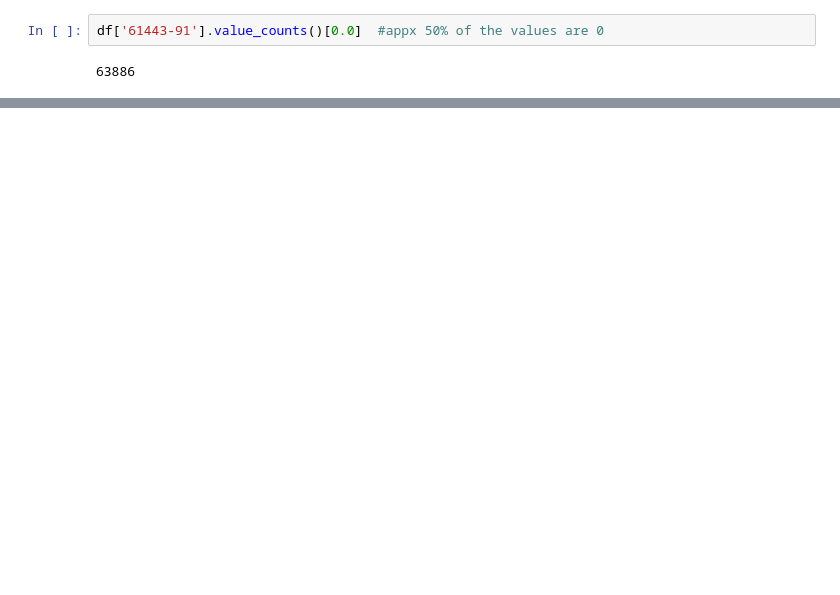
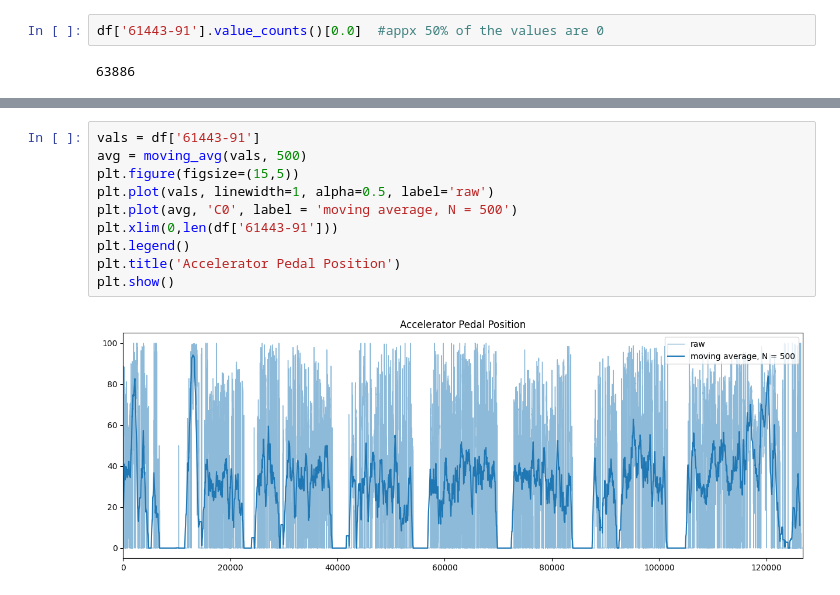
Before and after one commit to gautamvira/Predictive-Maintenance, a Jupyter notebook: manual_engine_generation.ipynb, the cells around one changed output, grey strips where cells are left out. Saved outputs shown, nothing was run; the diff lists cells and outputs as text; blank space fills up the shorter version.

Commit message:
Code for synthetic generation of accel pedal position finalized.

```diff
--- a/manual_engine_generation.ipynb
+++ b/manual_engine_generation.ipynb
@@ -257,0 +242,12 @@ plt.legend()
+# %%
+vals = df['61443-91']
+avg = moving_avg(vals, 500)
+plt.figure(figsize=(15,5))
+plt.plot(vals, linewidth=1, alpha=0.5, label='raw')
+plt.plot(avg, 'C0', label = 'moving average, N = 500')
+plt.xlim(0,len(df['61443-91']))
+plt.legend()
+plt.title('Accelerator Pedal Position')
+plt.show()
+# %% [output]
+[figure, added]
```
Also changed, not shown: parts of 23 cells of this notebook.
